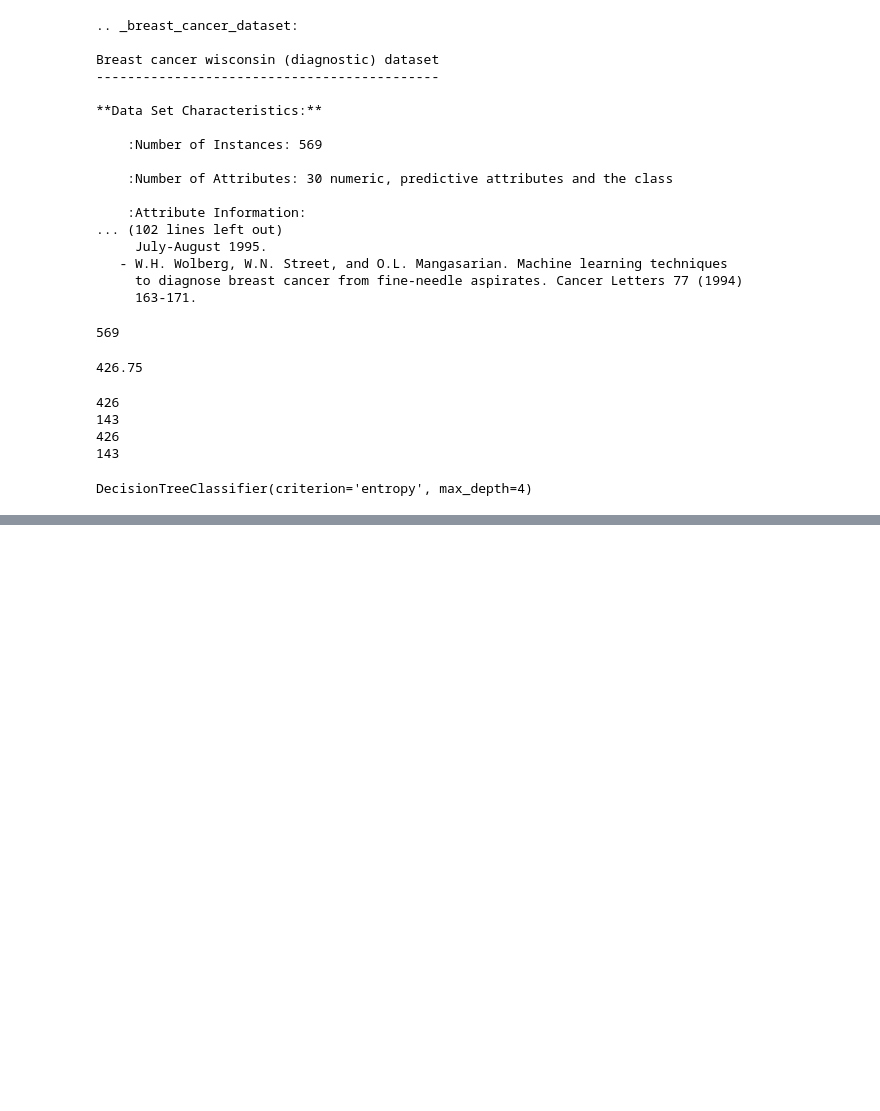
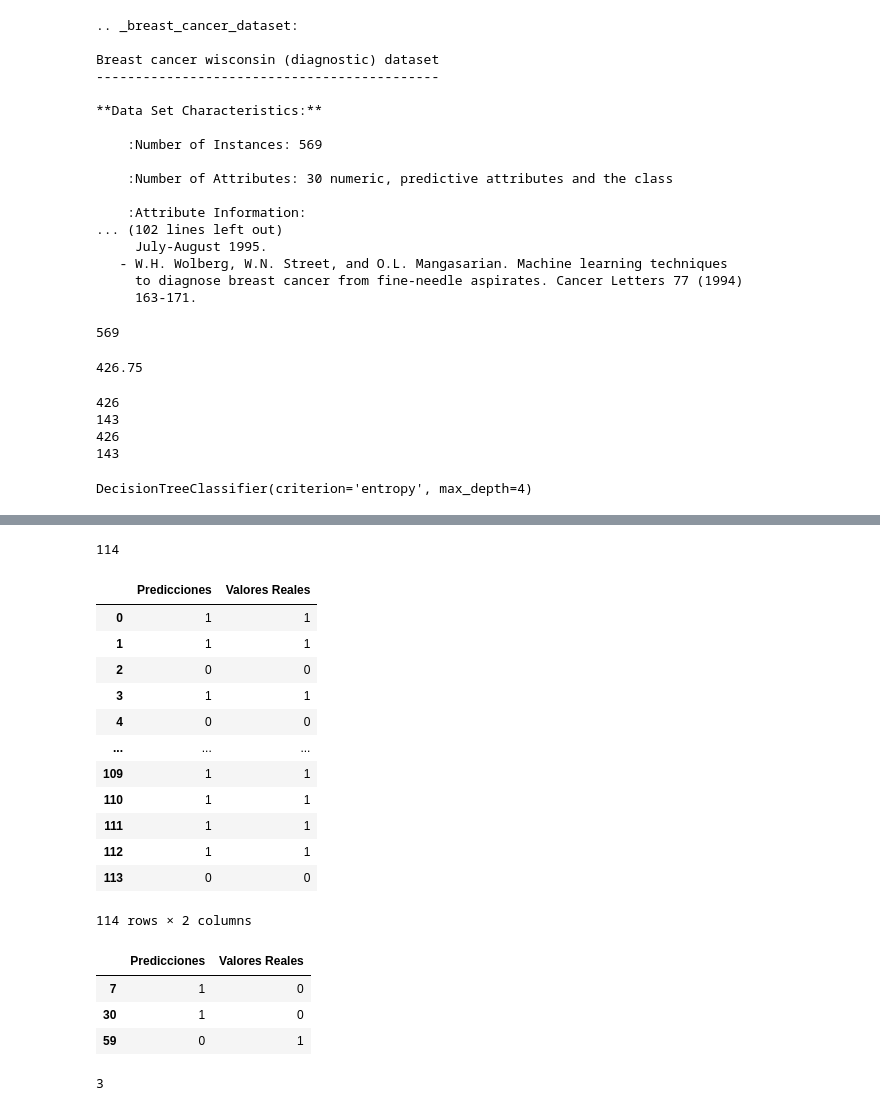
Before and after one commit to fmgarcia/Curso_IA_Aprendizaje_Supervisado, a Jupyter notebook: 1. Machine Learning Based Data Anaysis/ejemplos_unit01.ipynb, the cells around one changed output, grey strips where cells are left out. Saved outputs shown, nothing was run; the diff lists cells and outputs as text; code cells hidden in the pictures; blank space fills up the shorter version.

```diff
--- a/1. Machine Learning Based Data Anaysis/ejemplos_unit01.ipynb
+++ b/1. Machine Learning Based Data Anaysis/ejemplos_unit01.ipynb
@@ -164,0 +175,6 @@ array([1, 0, 0, 1, 1, 0, 0, 0, 0, 1, 1, 0, 1, 1, 1, 0, 1, 1, 1, 0, 1, 1,
+# %%
+pred_2d = y_pred.reshape(len(y_pred), 1)
+# %%
+len(pred_2d)
+# %% [output]
+114
@@ -164,0 +183,20 @@ array([1, 0, 0, 1, 1, 0, 0, 0, 0, 1, 1, 0, 1, 1, 1, 0, 1, 1, 1, 0, 1, 1,
+# %%
+y_test_2d = y_test.reshape(len(y_test), 1)
+# %%
+df1 = pd.DataFrame(pred_2d, columns=['Predicciones'])
+df2 = pd.DataFrame(y_test_2d, columns=['Valores Reales'])
+df_final = pd.concat([df1, df2], axis=1)
+# %% [output]
+|  | Predicciones | Valores Reales |
+| 0 | 1 | 1 |
+| 1 | 1 | 1 |
+| 2 | 0 | 0 |
+| 3 | 1 | 1 |
+| 4 | 0 | 0 |
+| ... | ... | ... |
+| 109 | 1 | 1 |
+| 110 | 1 | 1 |
+| 111 | 1 | 1 |
+| 112 | 1 | 1 |
+| 113 | 0 | 0 |
+114 rows × 2 columns
@@ -164,0 +206,11 @@ array([1, 0, 0, 1, 1, 0, 0, 0, 0, 1, 1, 0, 1, 1, 1, 0, 1, 1, 1, 0, 1, 1,
+# %%
+df_final[df_final['Predicciones'] != df_final['Valores Reales']] # Mostrar solo las filas donde las predicciones no coinciden con los valores reales
+# %% [output]
+|  | Predicciones | Valores Reales |
+| 7 | 1 | 0 |
+| 30 | 1 | 0 |
+| 59 | 0 | 1 |
+# %%
+len(df_final[df_final['Predicciones'] != df_final['Valores Reales']])
+# %% [output]
+3
```
Also changed, not shown: parts of 7 cells of this notebook.
